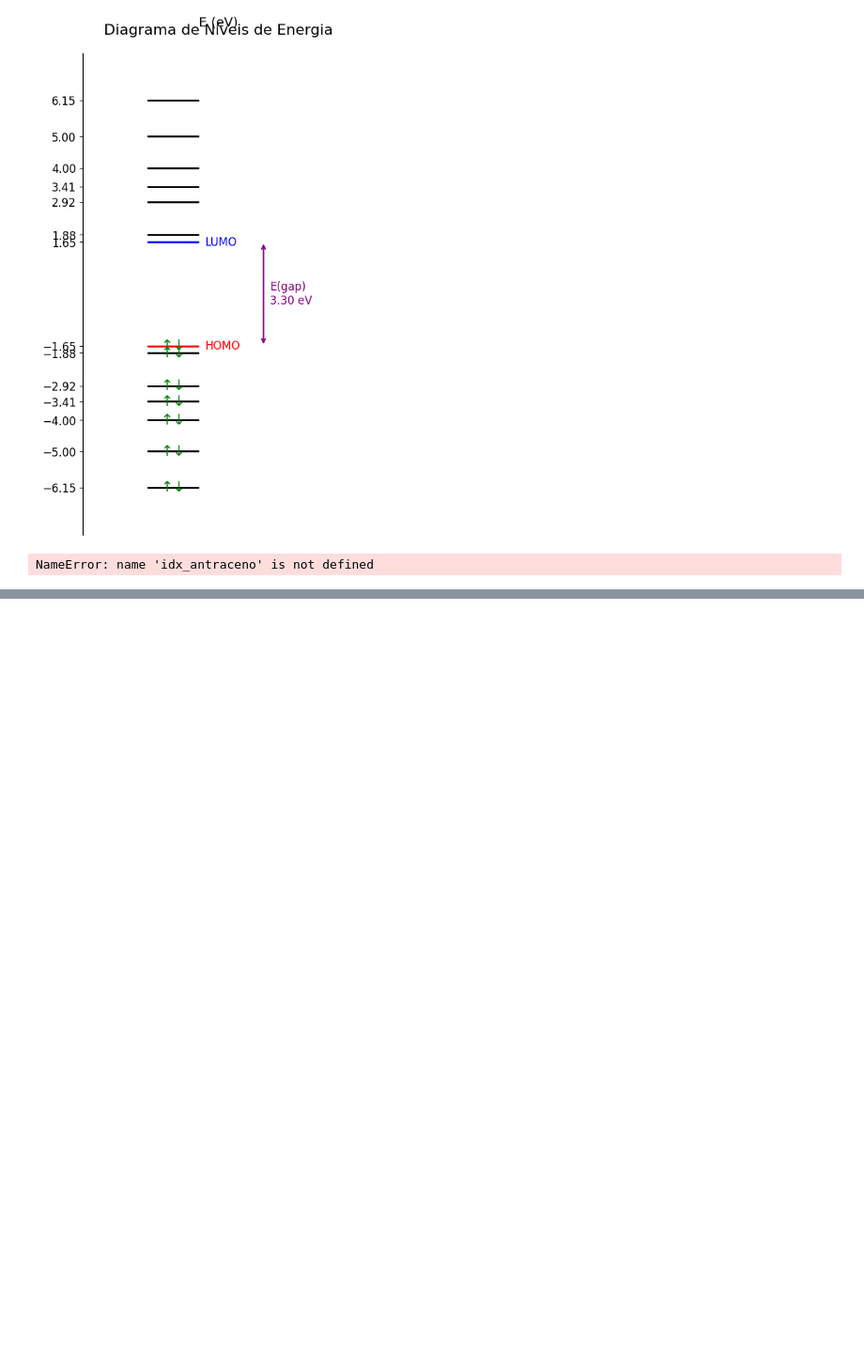
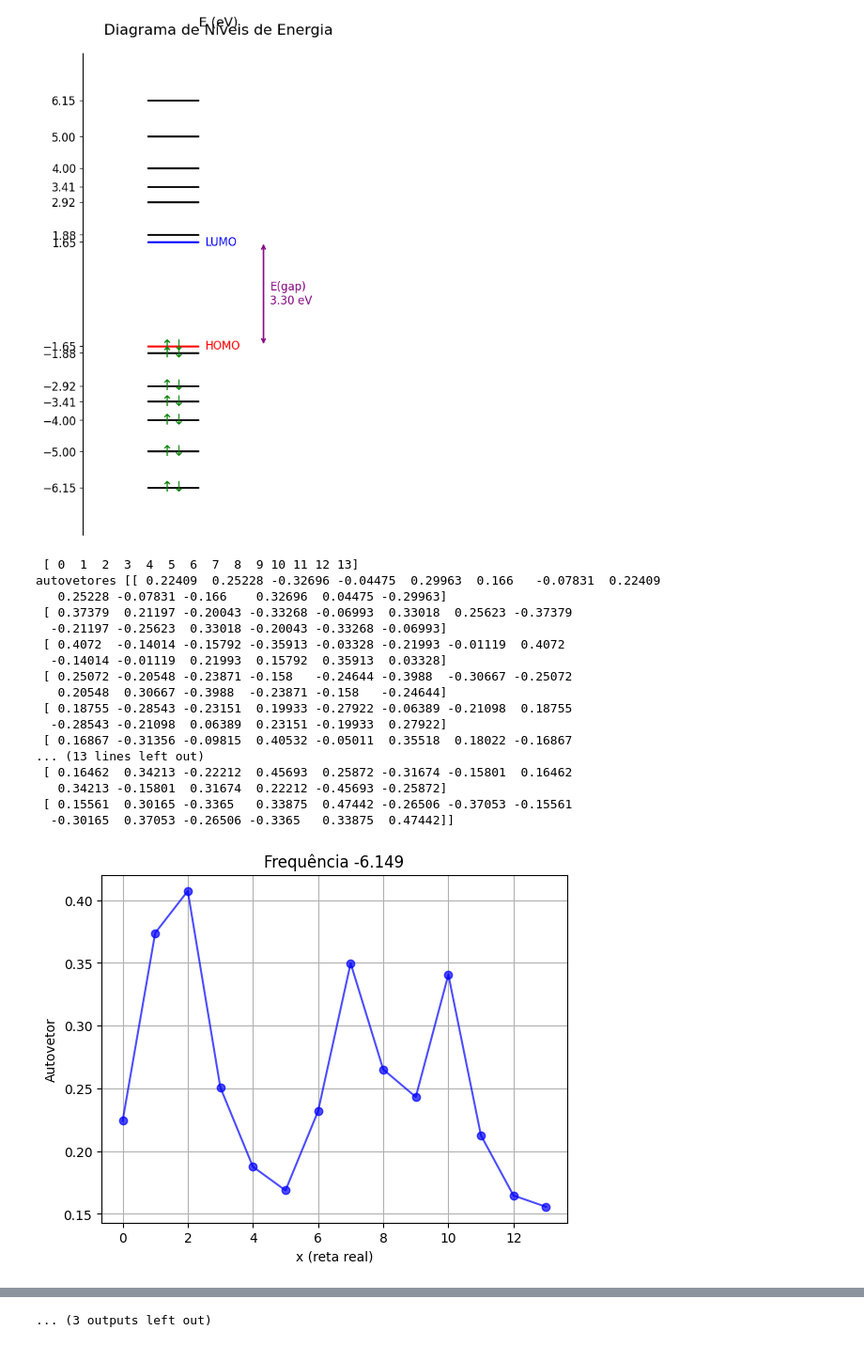
Before and after one commit to enzo-souza/av8, a Jupyter notebook: Untitled-1.ipynb, the cells around one changed output, grey strips where cells are left out. Shown at 94% size. Drawn from its saved outputs; the diff is of its cells as text; code cells hidden in the pictures; blank space fills up the shorter version.

```diff
--- a/Untitled-1.ipynb
+++ b/Untitled-1.ipynb
@@ -632,8 +687,6 @@ for linha in matriz:
 
 
 
-
-
 print("\n")
 
 #Encontra os autovalores e autovetores da matriz
@@ -644,6 +697,17 @@ import matplotlib.pyplot as plt
 autovalores_fenantreno, autovetores_fenantreno  = np.linalg.eig(matriz)
 
 print("autovalores:", autovalores_fenantreno)
+
+
+
+
+'''#Na biblioteca eig, os autovetores são retornados na coluna, então precisamos transpor a matriz de autovetores para obter os autovetores como linhas.
+autovetores_fenantreno.T
+
+idx_fenantreno = autovalores_fenantreno.argsort()
+print('\n',idx_fenantreno)
+print('autovetores',autovetores_fenantreno[:,idx_fenantreno])
+autovetores_fenantreno = np.round(autovetores_fenantreno, decimals=5)'''
 # %% [output]
 [0, -2.75, 0, 0, 0, 0, 0, 0, 0, 0, 0, 0, 0, -2.25]
 [-2.75, 0, -2.25, 0, 0, 0, 0, 0, 0, 0, -2.25, 0, 0, 0]
@@ -760,15 +822,41 @@ plt.show()
 # %% [output]
 [figure]
 # %%
+#Na biblioteca eig, os autovetores são retornados na coluna, então precisamos transpor a matriz de autovetores para obter os autovetores como linhas.
+autovetores_fenantreno.T
+
+idx_fenantreno = autovalores_fenantreno.argsort()
+print('\n',idx_fenantreno)
+print('autovetores',autovetores_fenantreno[:,idx_fenantreno])
+autovetores_fenantreno = np.round(autovetores_fenantreno, decimals=5)
+
+
 x = np.arange(n)
 #plt.figure(figsize=(20,8))
 
-for i in range(10):
-    plt.plot(x, autovetores_fenantreno[:,idx_antraceno[i]], marker='o', alpha=0.7, linestyle='-', color='blue')
+for i in range(14):
+    plt.plot(x, autovetores_fenantreno[:,idx_fenantreno[i]], marker='o', alpha=0.7, linestyle='-', color='blue')
     plt.xlabel('x (reta real)')
     plt.ylabel('Autovetor')
-    plt.title(f'Frequência {autovalores_fenantreno[idx_antraceno[i]]:.3f}')
+    plt.title(f'Frequência {autovalores_fenantreno[idx_fenantreno[i]]:.3f}')
     plt.grid(True)
     plt.show()
 # %% [output]
-NameError: name 'idx_antraceno' is not defined
+ [ 0  1  2  3  4  5  6  7  8  9 10 11 12 13]
+autovetores [[ 0.22409  0.25228 -0.32696 -0.04475  0.29963  0.166   -0.07831  0.22409
+   0.25228 -0.07831 -0.166    0.32696  0.04475 -0.29963]
+ [ 0.37379  0.21197 -0.20043 -0.33268 -0.06993  0.33018  0.25623 -0.37379
+  -0.21197 -0.25623  0.33018 -0.20043 -0.33268 -0.06993]
+ [ 0.4072  -0.14014 -0.15792 -0.35913 -0.03328 -0.21993 -0.01119  0.4072
+  -0.14014 -0.01119  0.21993  0.15792  0.35913  0.03328]
+ [ 0.25072 -0.20548 -0.23871 -0.158   -0.24644 -0.3988  -0.30667 -0.25072
+   0.20548  0.30667 -0.3988  -0.23871 -0.158   -0.24644]
+ [ 0.18755 -0.28543 -0.23151  0.19933 -0.27922 -0.06389 -0.21098  0.18755
+  -0.28543 -0.21098  0.06389  0.23151 -0.19933  0.27922]
+ [ 0.16867 -0.31356 -0.09815  0.40532 -0.05011  0.35518  0.18022 -0.16867
+... (13 lines left out)
+ [ 0.16462  0.34213 -0.22212  0.45693  0.25872 -0.31674 -0.15801  0.16462
+   0.34213 -0.15801  0.31674  0.22212 -0.45693 -0.25872]
+ [ 0.15561  0.30165 -0.3365   0.33875  0.47442 -0.26506 -0.37053 -0.15561
+  -0.30165  0.37053 -0.26506 -0.3365   0.33875  0.47442]]
+[figure, added]
@@ -774,0 +873 @@ NameError: name 'idx_antraceno' is not defined
+... (3 outputs left out)
```
Also changed, not shown: parts of 7 cells of this notebook.
